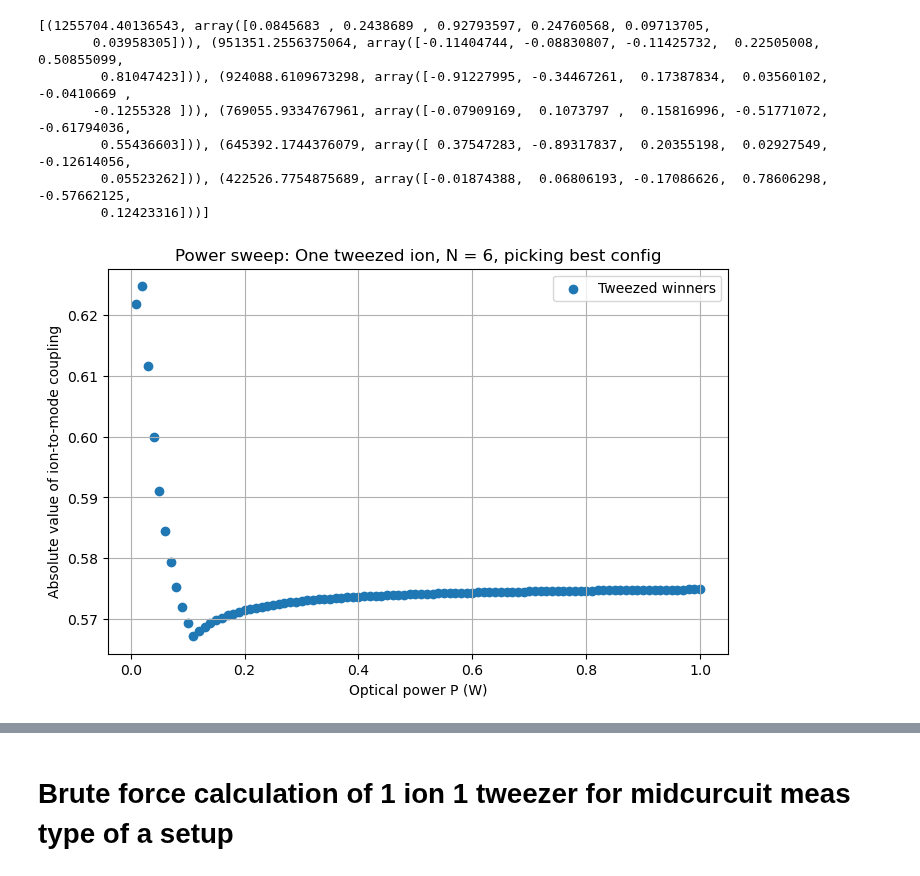
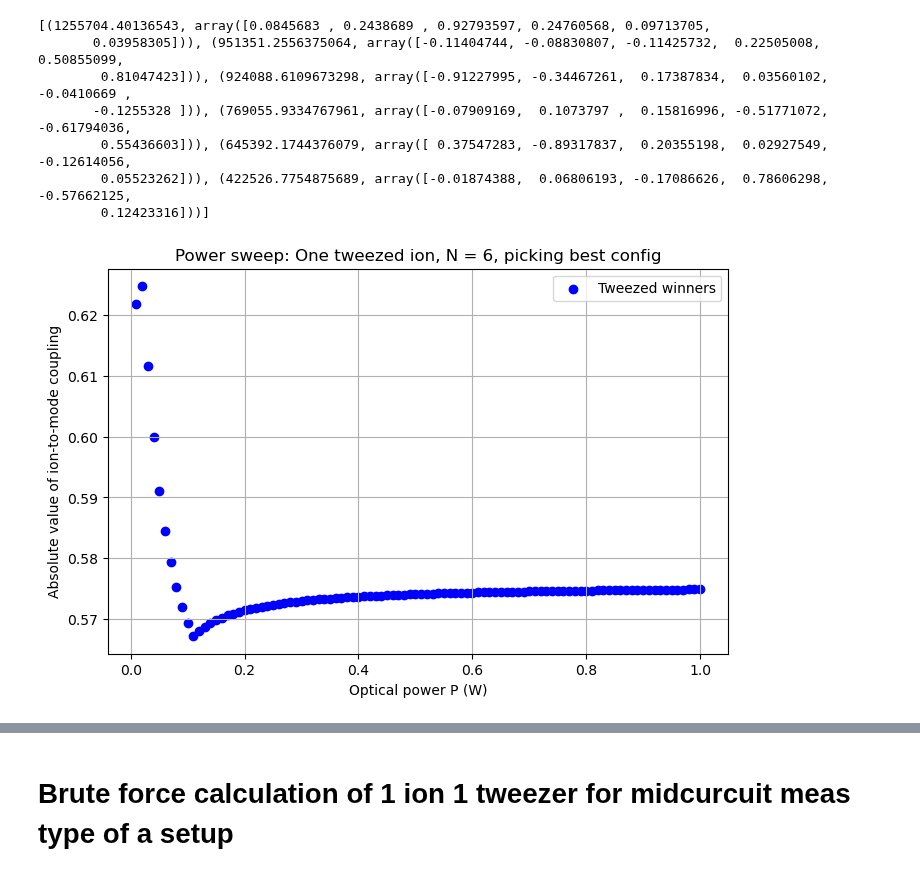
Before and after one commit to SQRLab/BladeRunner, a Jupyter notebook: Tweezers/SBC_Speedup.ipynb, the cells around one changed output, grey strips where cells are left out. Saved outputs shown, nothing was run; the diff lists cells and outputs as text; code cells hidden in the pictures.

```diff
--- a/Tweezers/SBC_Speedup.ipynb
+++ b/Tweezers/SBC_Speedup.ipynb
@@ -743,49 +1028,52 @@ print(data_N6)
         0.05523262])), (422526.7754875689, array([-0.01874388,  0.06806193, -0.17086626,  0.78606298, -0.57662125,
         0.12423316]))]
 # %%
-P_opt = np.linspace(10e-3,1,100)
+import numpy as np
+import matplotlib.pyplot as plt
+
+# --- Parameters ---
+N = 6
 w0 = 1e-6
 f_rf_r = 1e6
-f_rf_a = f_rf_r/3
+f_rf_a = f_rf_r / 3
+P_list = np.linspace(10e-3, 1, 100)  # optical powers from 10 mW to 1 W
 
-results_power_sweep_6 = []
-for Ni in range(6, 7):
-    for P_opt in P_opt:
-        winners = run_optimal_mode_selection_tweezed_only(
-            omega_tweezer,
-            linewidths,
-            omega_res,
-            m,
-            mode_calc_r,
-            Ni,
-            f_rf_r,
-            f_rf_a,
-            P_opt,
-            w0,
-            max_tweezed=1,
-        )
-        results_power_sweep_6.append((Ni, winners))
+# --- Run power sweep using your tweezed-only function ---
+results_power_sweep_6 = run_optimal_mode_selection_tweezed_power_sweep(
+    omega_tweezer,
+    linewidths,
+    omega_res,
+    m,
+    mode_calc_r,
+    N,
+    f_rf_r,
+    f_rf_a,
+    P_list,
+    w0,
+    max_tweezed=1
+)
 
+# --- Prepare data for plotting ---
 x_tweezed = []
 y_tweezed = []
 
-for P, winners in results_power_sweep_6:
+for P_opt, winners in results_power_sweep_6:
     if not winners:
         continue
-    for (tweezed_ion, mapping, val, P_opt), (best_ion, best_mode) in winners:
-        x_tweezed.append(P_opt)  # or append P, depending on which you prefer
+    for (tweezed_ion, mapping, val), (best_ion, best_mode) in winners:
+        x_tweezed.append(P_opt)
         y_tweezed.append(abs(val))
 
 x_tweezed = np.array(x_tweezed)
 y_tweezed = np.array(y_tweezed)
 
 plt.figure(figsize=(8,5))
-plt.scatter(x_tweezed, y_tweezed, marker='o', label='Tweezed winners')
+plt.scatter(x_tweezed, y_tweezed, marker='o', color='blue', label='Tweezed winners')
 plt.xlabel("Optical power P (W)")
 plt.ylabel("Absolute value of ion-to-mode coupling")
 plt.title("Power sweep: One tweezed ion, N = 6, picking best config")
 plt.grid(True)
 plt.legend()
 plt.show()
 # %% [output]
-[figure, old version]
+[figure, new version]
```
Also changed, not shown: parts of 29 cells of this notebook, 1 other file.
